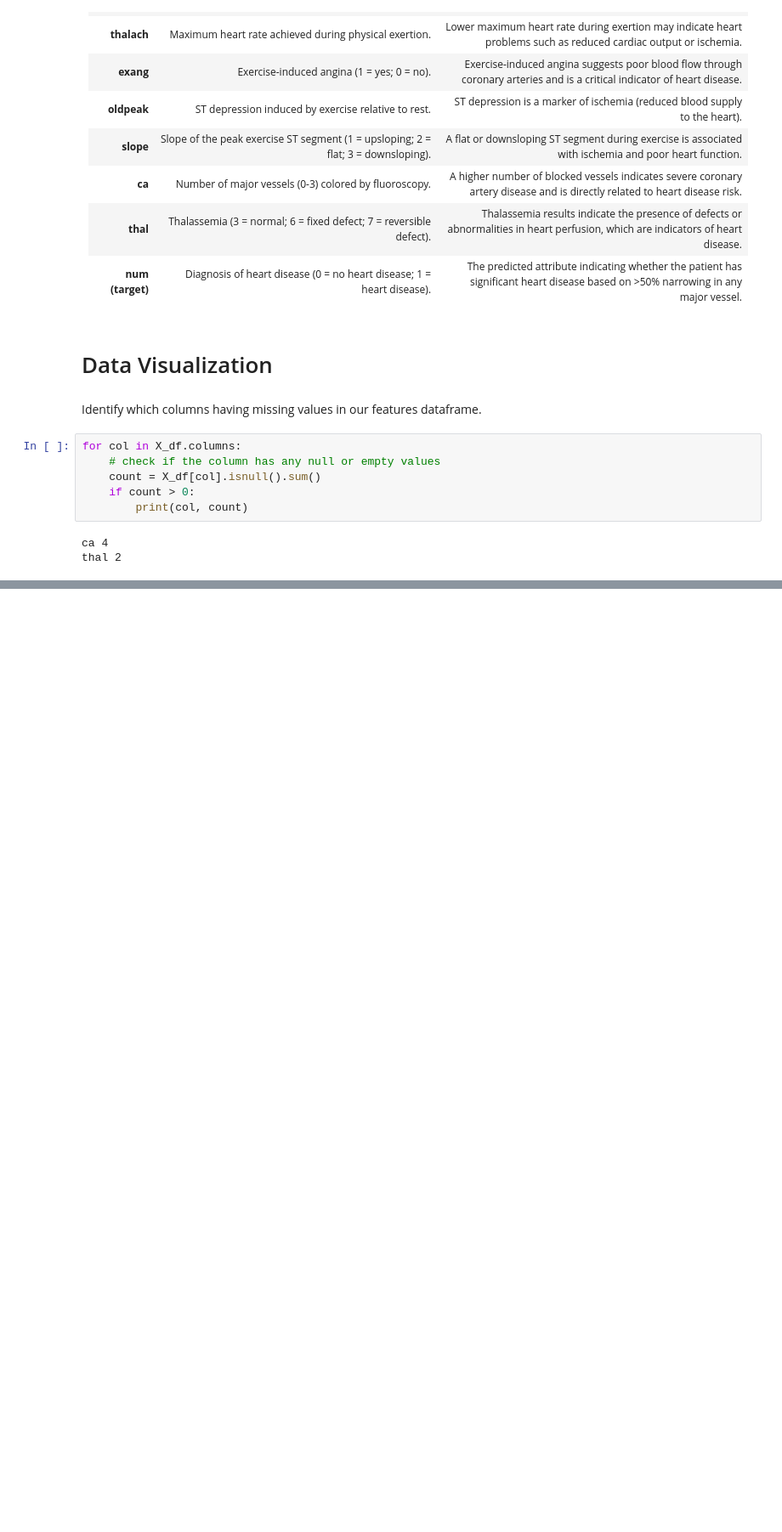
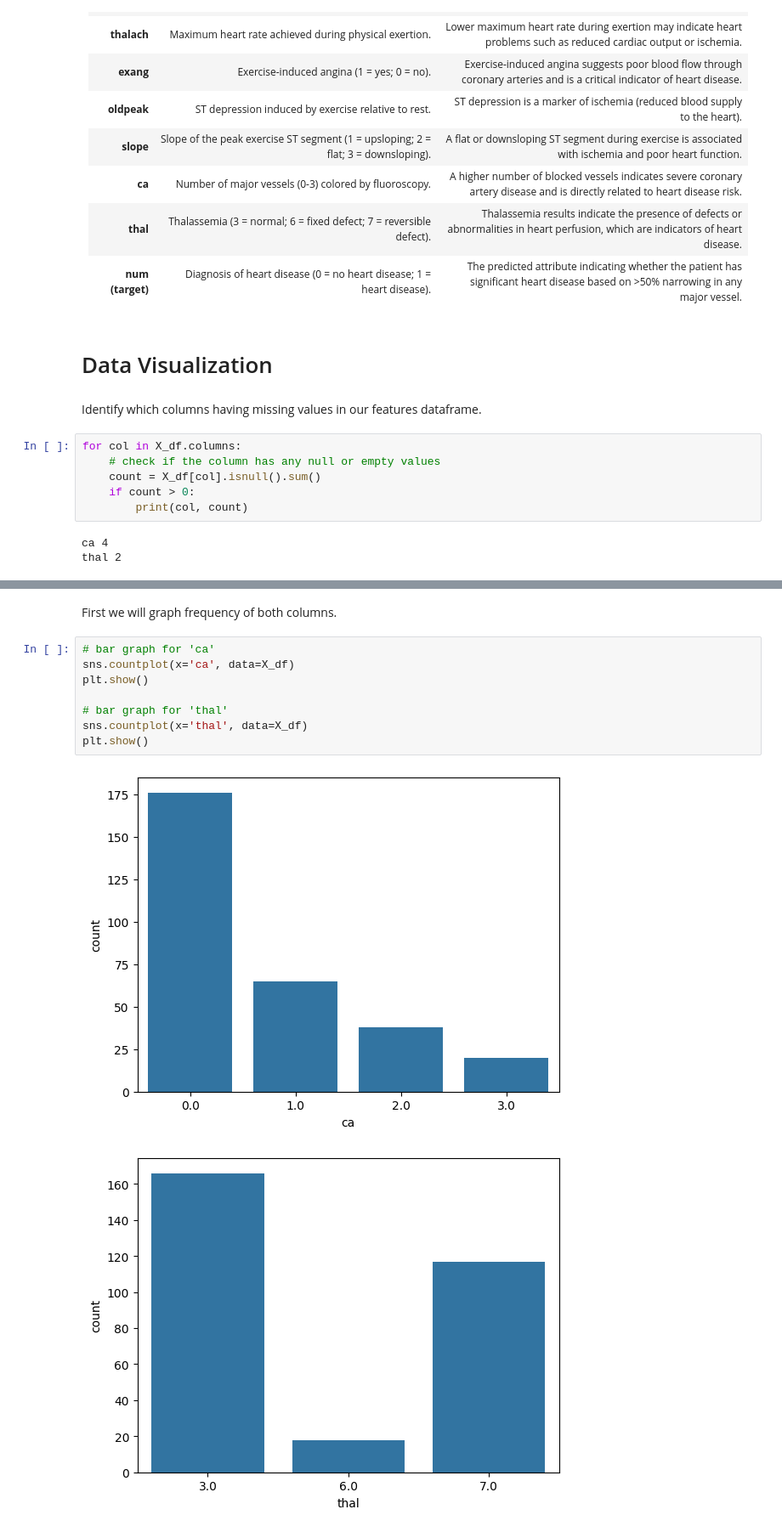
Before and after one commit to 00raymond/aiindustryproject, a Jupyter notebook: notebook.ipynb, the cells around one changed output, grey strips where cells are left out. Shown at 85% size. Cells and saved outputs as stored; diff of their text form; blank space fills up the shorter version.

Commit message:
missing value graphs

```diff
--- a/notebook.ipynb
+++ b/notebook.ipynb
@@ -67,0 +73,13 @@ thal is an indication of abnormalities in heart perfusion. 3 is normal, 6 is fix
+# %% [markdown]
+First we will graph frequency of both columns.
+# %%
+# bar graph for 'ca'
+sns.countplot(x='ca', data=X_df)
+plt.show()
+
+# bar graph for 'thal'
+sns.countplot(x='thal', data=X_df)
+plt.show()
+# %% [output]
+[figure, added]
+[figure, added]
```
Also changed, not shown: parts of 5 cells of this notebook.
